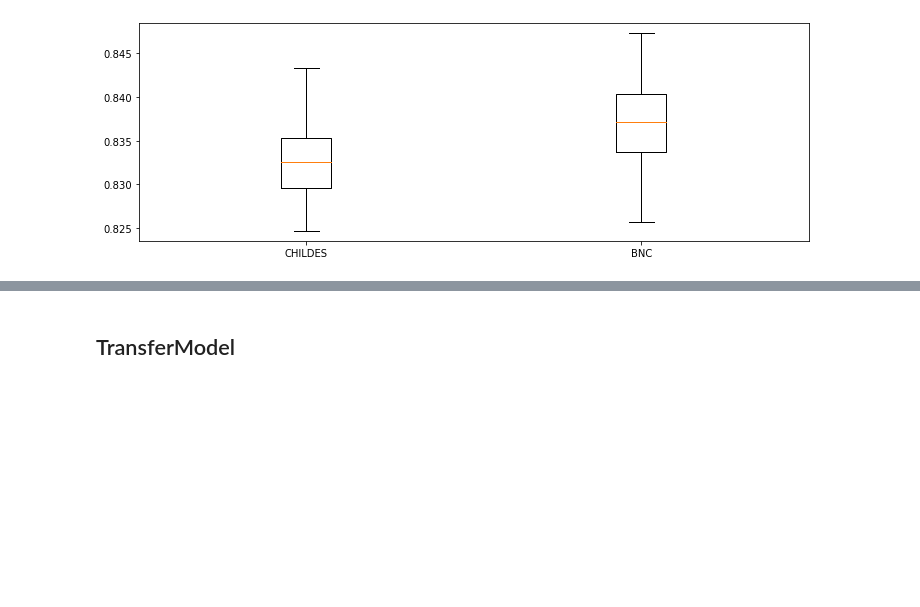
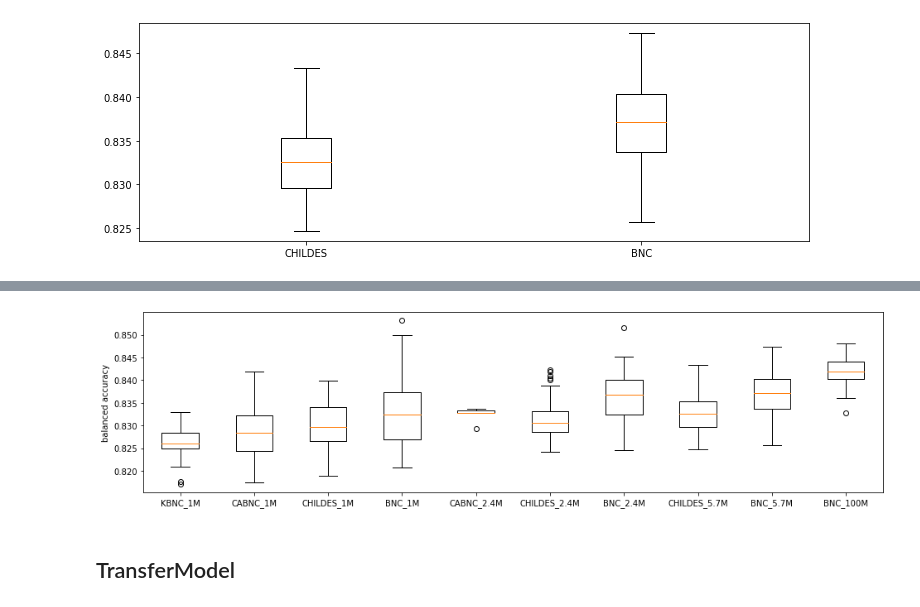
Before and after one commit to DanferWang/Basic_Level_work, a Jupyter notebook: corpora_size/results_by_size.ipynb, the cells around one changed output, grey strips where cells are left out. Saved outputs shown, nothing was run; the diff lists cells and outputs as text; code cells hidden in the pictures; blank space fills up the shorter version.

```diff
--- a/corpora_size/results_by_size.ipynb
+++ b/corpora_size/results_by_size.ipynb
@@ -471,3 +509,15 @@ plt.show()
+# %%
+# balanced accuracy
+labels = ['KBNC_1M', 'CABNC_1M', 'CHILDES_1M', 'BNC_1M', 'CABNC_2.4M', 'CHILDES_2.4M', 'BNC_2.4M', 'CHILDES_5.7M', 'BNC_5.7M', 'BNC_100M']
+data = pd.concat([kbnc_balanced_acc_df[0:1].transpose(), cabnc_balanced_acc_df[0:1].transpose(), childes_balanced_acc_df[0:1].transpose(), bnc_balanced_acc_df[0:1].transpose(), cabnc_balanced_acc_df[1:2].transpose(), childes_balanced_acc_df[1:2].transpose(), bnc_balanced_acc_df[1:2].transpose(), childes_balanced_acc_df[2:3].transpose(), bnc_balanced_acc_df[2:3].transpose(), bnc_balanced_acc_df[3:4].transpose()], axis=1, ignore_index=True)
+data.columns = labels
+plt.figure(figsize=(16,4))
+plt.boxplot([data['KBNC_1M'], data['CABNC_1M'], data['CHILDES_1M'], data['BNC_1M'], data['CABNC_2.4M'], data['CHILDES_2.4M'], data['BNC_2.4M'], data['CHILDES_5.7M'], data['BNC_5.7M'], data['BNC_100M']], labels=labels)
+plt.ylabel('balanced accuracy')
+plt.savefig('./readme.assets/Local_balanced_acc_overall_box.png')
+plt.show()
+# %% [output]
+[figure, added]
 # %% [markdown]
 ## TransferModel
 # %%
```
Also changed, not shown: parts of 7 cells of this notebook, 8 other files.
